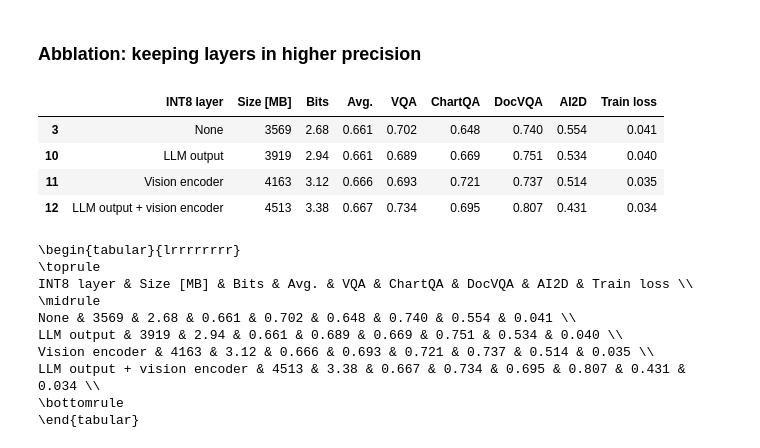
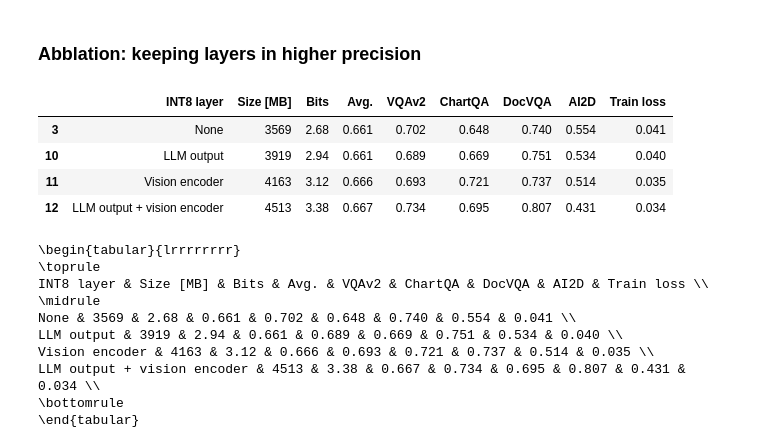
Before and after one commit to graphcore-research/llama-mobile-vlm, a Jupyter notebook: 20260415-PaperFigures.ipynb, the cells around one changed output. Saved outputs shown, nothing was run; the diff lists cells and outputs as text; code cells hidden in the pictures.

Commit message:
Change vqa to vqav2

```diff
--- a/20260415-PaperFigures.ipynb
+++ b/20260415-PaperFigures.ipynb
@@ -20,7 +20,7 @@ FIG_PATH = Path("/Users/lukar/Code/llama-mobile/figs")
 
 DOWNSTREAM_TASKS = ["vqa", "chartqa", "docvqa", "ai2d"]
 TASK_TITLES = {
-    "vqa": "VQA",
+    "vqa": "VQAv2",
     "chartqa": "ChartQA",
     "docvqa": "DocVQA",
     "ai2d": "AI2D",
@@ -1274,45 +1274,45 @@ ablation_display_df = ablation_df.loc[:, ablation_columns].rename(
         "size": "Size [MB]",
         "bits_per_param": "Bits",
         "overall": "Avg.",
-        "vqa": "VQA",
+        "vqa": "VQAv2",
         "chartqa": "ChartQA",
         "docvqa": "DocVQA",
         "ai2d": "AI2D",
         "train_loss": "Train loss",
     }
 )
 metric_columns = ["Avg.", *(TASK_TITLES[task] for task in DOWNSTREAM_TASKS if show_task_columns), "Train loss"]
 ablation_display_df["Size [MB]"] = (
     pd.to_numeric(ablation_display_df["Size [MB]"]).round().astype(int)
 )
 ablation_display_df["Bits"] = pd.to_numeric(ablation_display_df["Bits"]).round(2)
 ablation_display_df[metric_columns] = ablation_display_df[metric_columns].apply(
     pd.to_numeric
 ).round(3)
 latex_formatters = {
     "Size [MB]": "{:.0f}".format,
     "Bits": "{:.2f}".format,
     **{column: "{:.3f}".format for column in metric_columns},
 }
 
 display(ablation_display_df)
 print(
     ablation_display_df.to_latex(
         index=False,
         escape=False,
         formatters=latex_formatters,
         column_format="l" + "r" * (len(ablation_display_df.columns) - 1),
     )
 )
 # %% [output]
-|  | INT8 layer | Size [MB] | Bits | Avg. | VQA | ChartQA | DocVQA | AI2D | Train loss |
+|  | INT8 layer | Size [MB] | Bits | Avg. | VQAv2 | ChartQA | DocVQA | AI2D | Train loss |
 | 3 | None | 3569 | 2.68 | 0.661 | 0.702 | 0.648 | 0.740 | 0.554 | 0.041 |
 | 10 | LLM output | 3919 | 2.94 | 0.661 | 0.689 | 0.669 | 0.751 | 0.534 | 0.040 |
 | 11 | Vision encoder | 4163 | 3.12 | 0.666 | 0.693 | 0.721 | 0.737 | 0.514 | 0.035 |
 | 12 | LLM output + vision encoder | 4513 | 3.38 | 0.667 | 0.734 | 0.695 | 0.807 | 0.431 | 0.034 |
 \begin{tabular}{lrrrrrrrr}
 \toprule
-INT8 layer & Size [MB] & Bits & Avg. & VQA & ChartQA & DocVQA & AI2D & Train loss \\
+INT8 layer & Size [MB] & Bits & Avg. & VQAv2 & ChartQA & DocVQA & AI2D & Train loss \\
 \midrule
 None & 3569 & 2.68 & 0.661 & 0.702 & 0.648 & 0.740 & 0.554 & 0.041 \\
 LLM output & 3919 & 2.94 & 0.661 & 0.689 & 0.669 & 0.751 & 0.534 & 0.040 \\
```
Also changed, not shown: parts of 4 cells of this notebook.
